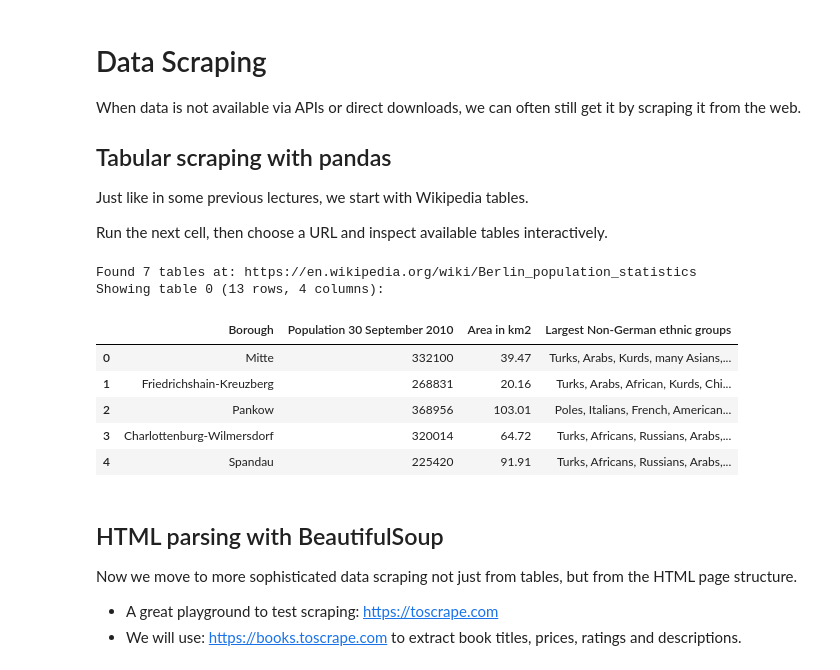
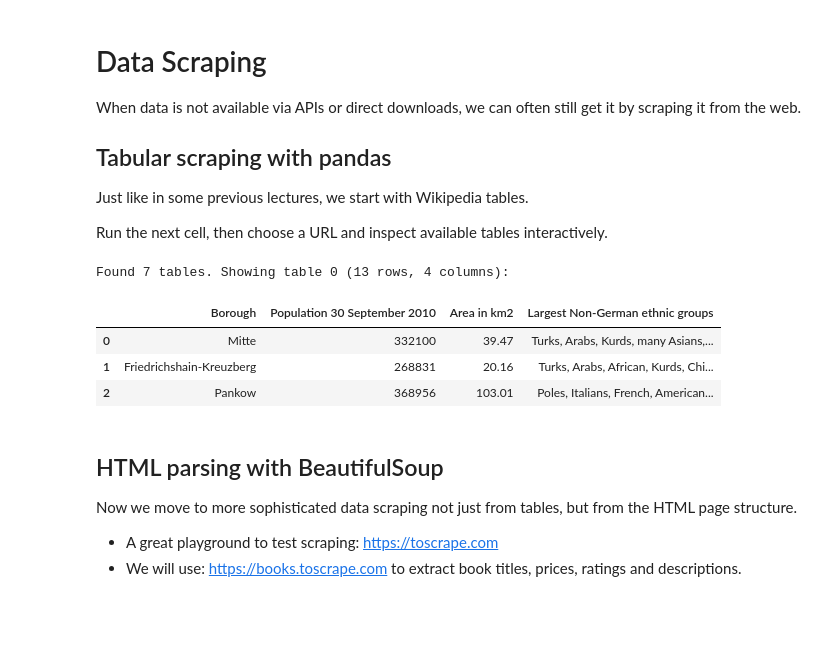
Before and after one commit to calgo-lab/data-science-workflow, a Jupyter notebook: DSW-sessions/session1_data_acquisition.ipynb, the cells around one changed output. Cells and saved outputs as stored; diff of their text form; code cells hidden in the pictures; blank space fills up the shorter version.

```diff
--- a/DSW-sessions/session1_data_acquisition.ipynb
+++ b/DSW-sessions/session1_data_acquisition.ipynb
@@ -61,35 +75,26 @@ Run the next cell, then choose a URL and inspect available tables interactively.
 # %%
 import pandas as pd
 import requests
 from io import StringIO
-from IPython.display import display
 
-def preview_table_source(url: str, table_idx: int = 0, n_rows: int = 8):
-    # Wikipedia started blocking requests without a user-agent header, so we need to set it to mimic a browser
-    headers = {
-        "User-Agent": "Mozilla/5.0 (Macintosh; Intel Mac OS X 10_15_7) AppleWebKit/537.36 (KHTML, like Gecko) Chrome/124.0.0.0 Safari/537.36",
-        "Accept-Language": "en-US,en;q=0.9",
-    }
-    response = requests.get(url, headers=headers, timeout=20)
-    response.raise_for_status()
+# Wikipedia started blocking requests without a user-agent header, so we need to set it to mimic a browser
+headers = {
+    "User-Agent": "Mozilla/5.0 (Macintosh; Intel Mac OS X 10_15_7) AppleWebKit/537.36 (KHTML, like Gecko) Chrome/124.0.0.0 Safari/537.36",
+    "Accept-Language": "en-US,en;q=0.9",
+}
+response = requests.get("https://en.wikipedia.org/wiki/Berlin_population_statistics", headers=headers, timeout=20)
+response.raise_for_status()
 
-    # Parse HTML text
-    tables = pd.read_html(StringIO(response.text))
-    print(f"Found {len(tables)} tables at: {url}")
-    idx = max(0, min(table_idx, len(tables) - 1))
-    print(f"Showing table {idx} ({tables[idx].shape[0]} rows, {tables[idx].shape[1]} columns):")
-    display(tables[idx].head(n_rows))
-
-preview_table_source("https://en.wikipedia.org/wiki/Berlin_population_statistics", table_idx=0, n_rows=5)
+# Parse HTML text
+tables = pd.read_html(StringIO(response.text))
+print(f"Found {len(tables)} tables. Showing table 0 ({tables[0].shape[0]} rows, {tables[0].shape[1]} columns):")
+tables[0].head(3)
 # %% [output]
-Found 7 tables at: https://en.wikipedia.org/wiki/Berlin_population_statistics
-Showing table 0 (13 rows, 4 columns):
+Found 7 tables. Showing table 0 (13 rows, 4 columns):
 |  | Borough | Population 30 September 2010 | Area in km2 | Largest Non-German ethnic groups |
 | 0 | Mitte | 332100 | 39.47 | Turks, Arabs, Kurds, many Asians,... |
 | 1 | Friedrichshain-Kreuzberg | 268831 | 20.16 | Turks, Arabs, African, Kurds, Chi... |
 | 2 | Pankow | 368956 | 103.01 | Poles, Italians, French, American... |
-| 3 | Charlottenburg-Wilmersdorf | 320014 | 64.72 | Turks, Africans, Russians, Arabs,... |
-| 4 | Spandau | 225420 | 91.91 | Turks, Africans, Russians, Arabs,... |
 # %% [markdown]
 ## HTML parsing with BeautifulSoup
 
```
Also changed, not shown: parts of 6 cells of this notebook, 1 other file.
